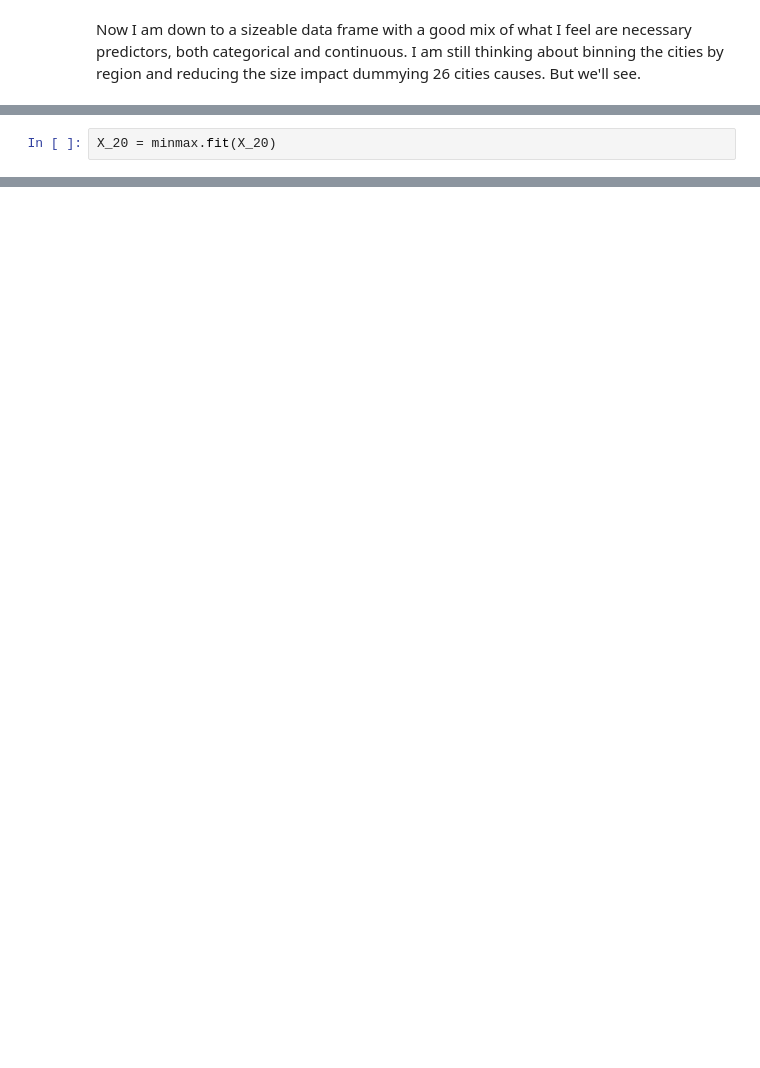
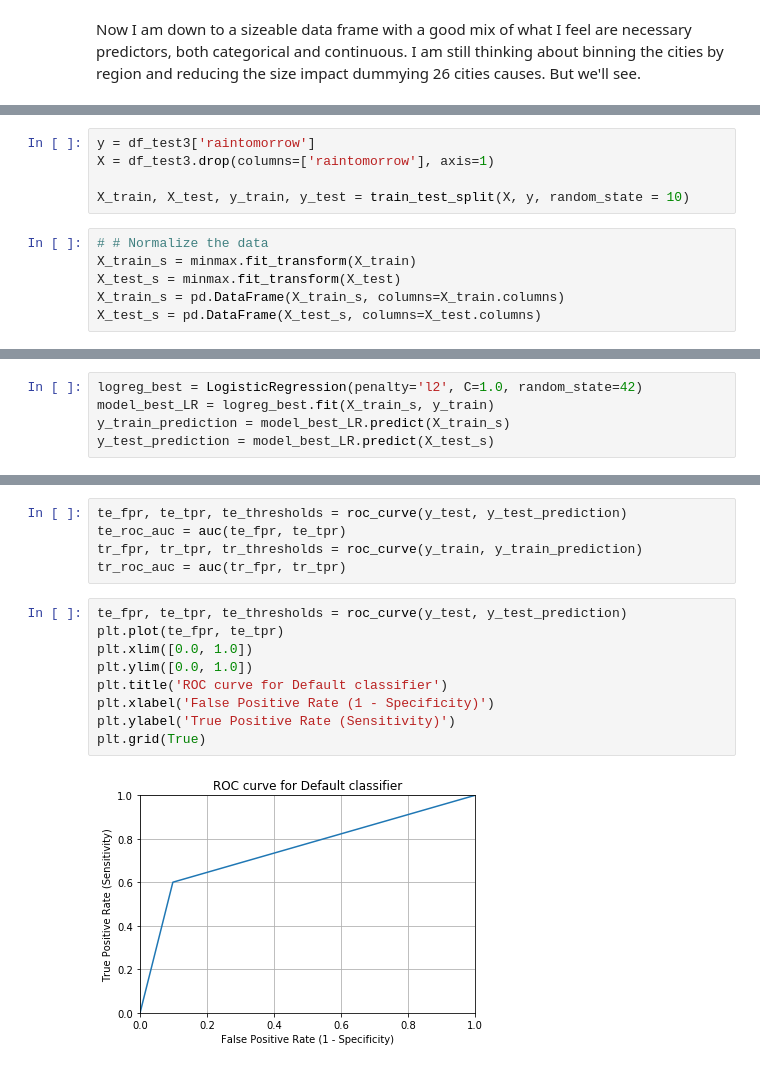
Before and after one commit to daveajstearns/classif_blog, a Jupyter notebook: predicting_rain.ipynb, the cells around one changed output, grey strips where cells are left out. Cells and saved outputs as stored; diff of their text form; blank space fills up the shorter version.

```diff
--- a/predicting_rain.ipynb
+++ b/predicting_rain.ipynb
@@ -325,2 +306,0 @@ ValueError: could not convert string to float: '2009-01-01'
-# %%
-X_20 = minmax.fit(X_20)
@@ -336,0 +307,11 @@ TypeError: float() argument must be a string or a number, not 'MinMaxScaler'
+# %%
+y = df_test3['raintomorrow']
+X = df_test3.drop(columns=['raintomorrow'], axis=1)
+
+X_train, X_test, y_train, y_test = train_test_split(X, y, random_state = 10)
+# %%
+# # Normalize the data
+X_train_s = minmax.fit_transform(X_train)
+X_test_s = minmax.fit_transform(X_test)
+X_train_s = pd.DataFrame(X_train_s, columns=X_train.columns)
+X_test_s = pd.DataFrame(X_test_s, columns=X_test.columns)
@@ -336,0 +351,5 @@ TypeError: float() argument must be a string or a number, not 'MinMaxScaler'
+# %%
+logreg_best = LogisticRegression(penalty='l2', C=1.0, random_state=42)
+model_best_LR = logreg_best.fit(X_train_s, y_train)
+y_train_prediction = model_best_LR.predict(X_train_s)
+y_test_prediction = model_best_LR.predict(X_test_s)
@@ -336,0 +373,16 @@ TypeError: float() argument must be a string or a number, not 'MinMaxScaler'
+# %%
+te_fpr, te_tpr, te_thresholds = roc_curve(y_test, y_test_prediction)
+te_roc_auc = auc(te_fpr, te_tpr)
+tr_fpr, tr_tpr, tr_thresholds = roc_curve(y_train, y_train_prediction)
+tr_roc_auc = auc(tr_fpr, tr_tpr)
+# %%
+te_fpr, te_tpr, te_thresholds = roc_curve(y_test, y_test_prediction)
+plt.plot(te_fpr, te_tpr)
+plt.xlim([0.0, 1.0])
+plt.ylim([0.0, 1.0])
+plt.title('ROC curve for Default classifier')
+plt.xlabel('False Positive Rate (1 - Specificity)')
+plt.ylabel('True Positive Rate (Sensitivity)')
+plt.grid(True)
+# %% [output]
+[figure, added]
```
Also changed, not shown: parts of 81 cells of this notebook.
